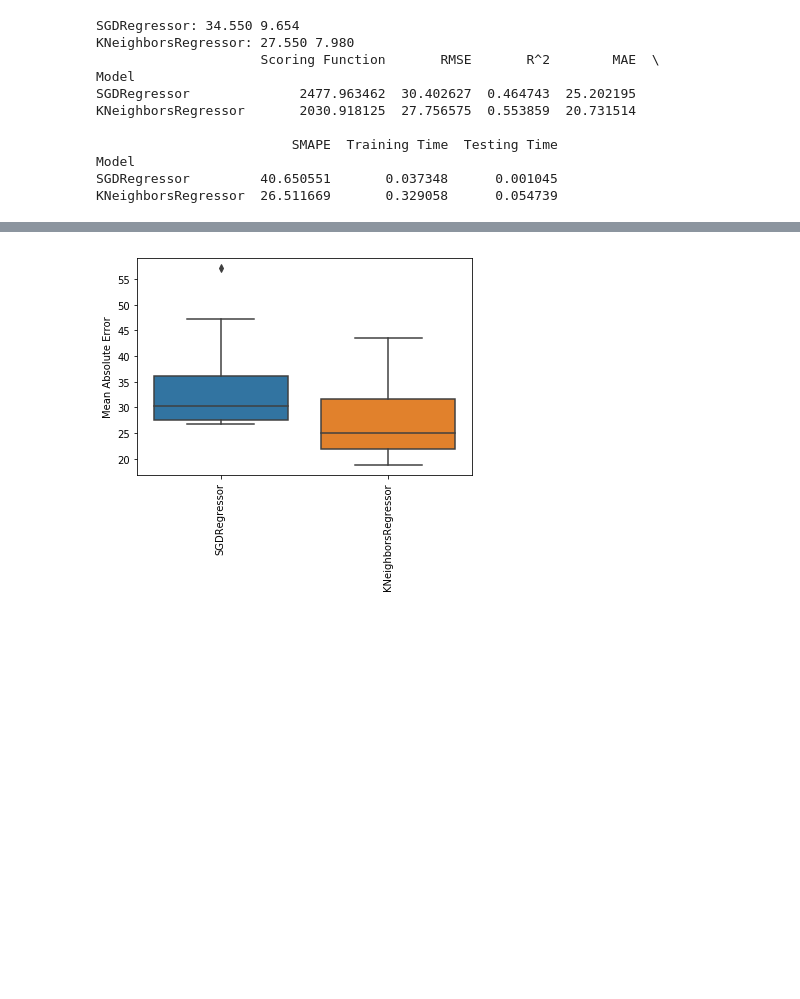
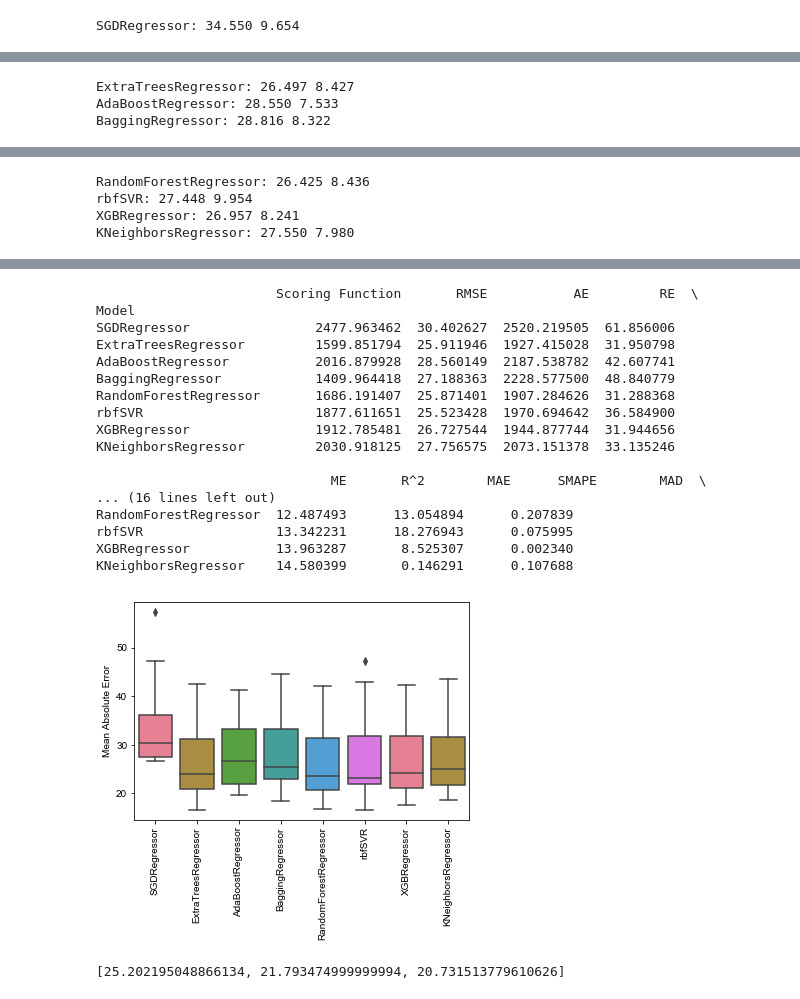
Before and after one commit to divishrengasamy/intelligent-toolkit-prognostic, a Jupyter notebook: plotting_cmapss.ipynb, the cells around one changed output, grey strips where cells are left out. Saved outputs shown, nothing was run; the diff lists cells and outputs as text; code cells hidden in the pictures; blank space fills up the shorter version.

```diff
--- a/plotting_cmapss.ipynb
+++ b/plotting_cmapss.ipynb
@@ -271,11 +271,23 @@ def re(true, pred):
 # %%
-def me(true, pred):
+def me(true, pred, err_list):
     d=(sum(abs(pred-true))/len(pred))
-    me_value.append(d)
+    err_list.append(d)
 # %%
-def smape(true, pred):
+def smape(true, pred, err_list):
     err = 100/len(true) * np.sum(2 * np.abs(pred - true) / (np.abs(true) + np.abs(pred)))
-    smape_value.append(err)
+    err_list.append(err)
+# %%
+def mad(true,pred, err_list):
+    d1=(pred-true)
+    m=np.median(d1)
+    d2=np.abs(d1-m)
+    err=np.sum(d2)/len(d1)
+    err_list.append(err)
+# %%
+def mdae(true,pred, err_list):
+    d=np.abs(pred-true)
+    err=np.median(d)
+    err_list.append(err)
 # %%
 def final_results(d):
     df = pd.DataFrame(data=d)
@@ -380,7 +474,8 @@ models.append( ExtraTreesRegressor(max_features='sqrt',
                                  min_samples_leaf=1,
                                  min_samples_split=10,
                                  n_estimators=700,
-                                 verbose=1))
+                                 verbose=1,
+                                 n_jobs=-1))
 models.append( AdaBoostRegressor(DecisionTreeRegressor(max_depth=4),
                                  learning_rate=0.01,
                                  loss='exponential',
@@ -388,12 +483,14 @@ models.append( AdaBoostRegressor(DecisionTreeRegressor(max_depth=4),
 models.append( BaggingRegressor(n_estimators=400,
                                 bootstrap=True,
                                 max_features=18,
-                                max_samples=30) )
+                                max_samples=30,
+                                n_jobs=-1) )
 models.append( RandomForestRegressor(max_features='sqrt',
                                      min_samples_leaf=4,
                                      min_samples_split=10,
                                      n_estimators=800,
-                                     verbose=1) )
+                                     verbose=1,
+                                     n_jobs=-1) )
 models.append( svm.SVR(C=1,
                        epsilon=0.1,
                        kernel='rbf',
@@ -405,21 +502,13 @@ models.append( xgb.XGBRegressor(objective="reg:linear",
                                 colsample_bytree=0.7,
                                 gamma=0.5,
                                 min_child_weight=1,
-                                subsample=1.0) )
+                                subsample=1.0,
+                                n_jobs=-1) )
 models.append( neighbors.KNeighborsRegressor(algorithm='auto',
                                              n_neighbors=40,
-                                             weights='distance') )
+                                             weights='distance',
+                                             n_jobs=-1) )
 
-results, predicted_value, testing_time,timeliness,rmse,mae,smape,r2,modelnames = evalModels(models,X_train_1,y_train_1,X_test_1,y_test_1,boxPlotOn=True)
+results, timeliness,re,me,ae,rmse,mae,smape,r2,mad,mdae,modelnames = evalModels(models,X_train_1,y_train_1,X_test_1,y_test_1,boxPlotOn=True)
 # %% [output]
 SGDRegressor: 34.550 9.654
-KNeighborsRegressor: 27.550 7.980
-                     Scoring Function       RMSE       R^2        MAE  \
-Model
-SGDRegressor              2477.963462  30.402627  0.464743  25.202195
-KNeighborsRegressor       2030.918125  27.756575  0.553859  20.731514
-
-                         SMAPE  Training Time  Testing Time
-Model
-SGDRegressor         40.650551       0.037348      0.001045
-KNeighborsRegressor  26.511669       0.329058      0.054739
@@ -425,0 +532,3 @@ KNeighborsRegressor  26.511669       0.329058      0.054739
+ExtraTreesRegressor: 26.497 8.427
+AdaBoostRegressor: 28.550 7.533
+BaggingRegressor: 28.816 8.322
@@ -425,0 +552,4 @@ KNeighborsRegressor  26.511669       0.329058      0.054739
+RandomForestRegressor: 26.425 8.436
+rbfSVR: 27.448 9.954
+XGBRegressor: 26.957 8.241
+KNeighborsRegressor: 27.550 7.980
@@ -426,4 +573,25 @@ KNeighborsRegressor  26.511669       0.329058      0.054739
+                       Scoring Function       RMSE           AE         RE  \
+Model
+SGDRegressor                2477.963462  30.402627  2520.219505  61.856006
+ExtraTreesRegressor         1599.851794  25.911946  1927.415028  31.950798
+AdaBoostRegressor           2016.879928  28.560149  2187.538782  42.607741
+BaggingRegressor            1409.964418  27.188363  2228.577500  48.840779
+RandomForestRegressor       1686.191407  25.871401  1907.284626  31.288368
+rbfSVR                      1877.611651  25.523428  1970.694642  36.584900
+XGBRegressor                1912.785481  26.727544  1944.877744  31.944656
+KNeighborsRegressor         2030.918125  27.756575  2073.151378  33.135246
+
+                              ME       R^2        MAE      SMAPE        MAD  \
+... (16 lines left out)
+RandomForestRegressor  12.487493      13.054894      0.207839
+rbfSVR                 13.342231      18.276943      0.075995
+XGBRegressor           13.963287       8.525307      0.002340
+KNeighborsRegressor    14.580399       0.146291      0.107688
-[figure, old version]
+[figure, new version]
+# %%
+mae
+# %% [output]
+[25.202195048866134, 21.793474999999994, 20.731513779610626]
 # %%
 import matplotlib.pyplot as plt
 import seaborn as sns
```
Also changed, not shown: parts of 14 cells of this notebook.
